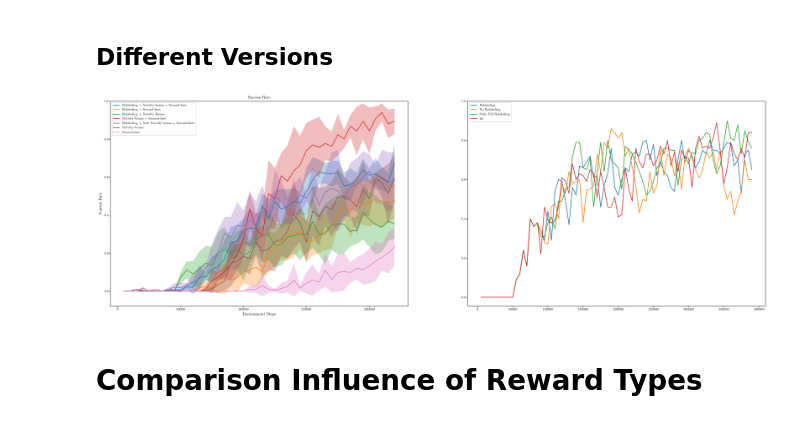
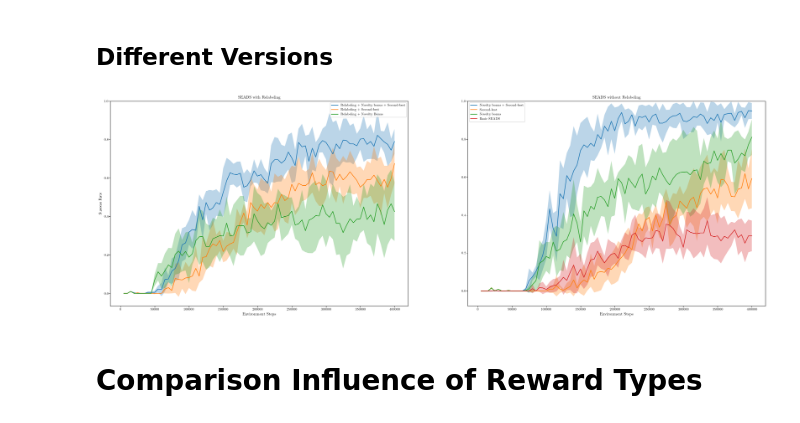
Before and after one commit to rosa-wolf/Multi-Phase-Skill-Learning-SlidingPuzzle, a Jupyter notebook: eval_data.ipynb, the cells around one changed output. Cells and saved outputs as stored; diff of their text form; code cells hidden in the pictures.

```diff
--- a/eval_data.ipynb
+++ b/eval_data.ipynb
@@ -440,7 +487,7 @@ seads_all = ["/home/rosa/Documents/Uni/Masterarbeit/checkpoints_SEADS/all/parall
              "/home/rosa/Documents/Uni/Masterarbeit/checkpoints_SEADS/all/parallelseads_2x3-all_num_skills3_relabelingTrue_noveltyTrue_seconbestTrue_seed937584/evaluations.npz"]
 
 seads_nonovelty = ["/home/rosa/Documents/Uni/Masterarbeit/checkpoints_SEADS/no_novelty/parallelseads_2x3-nonovelty_num_skills3_relabelingTrue_noveltyFalse_seconbestTrue_seed105399/evaluations.npz",
-                        "/home/rosa/Documents/Uni/Masterarbeit/checkpoints_SEADS/no_novelty/parallelseads_2x3-nonovelty_num_skills3_relabelingTrue_noveltyFalse_seconbestTrue_seed123456/evaluations.npz",
+                        #"/home/rosa/Documents/Uni/Masterarbeit/checkpoints_SEADS/no_novelty/parallelseads_2x3-nonovelty_num_skills3_relabelingTrue_noveltyFalse_seconbestTrue_seed123456/evaluations.npz",
                         "/home/rosa/Documents/Uni/Masterarbeit/checkpoints_SEADS/no_novelty/parallelseads_2x3-nonovelty_num_skills3_relabelingTrue_noveltyFalse_seconbestTrue_seed195738/evaluations.npz",
                         "/home/rosa/Documents/Uni/Masterarbeit/checkpoints_SEADS/no_novelty/parallelseads_2x3-nonovelty_num_skills3_relabelingTrue_noveltyFalse_seconbestTrue_seed578907/evaluations.npz",
                         "/home/rosa/Documents/Uni/Masterarbeit/checkpoints_SEADS/no_novelty/parallelseads_2x3-nonovelty_num_skills3_relabelingTrue_noveltyFalse_seconbestTrue_seed937584/evaluations.npz"]
@@ -457,8 +504,8 @@ seads_norelabeling = ["/home/rosa/Documents/Uni/Masterarbeit/checkpoints_SEADS/n
                         "/home/rosa/Documents/Uni/Masterarbeit/checkpoints_SEADS/no_relabeling/parallelseads_2x3-norelabeling_num_skills3_relabelingFalse_noveltyTrue_seconbestTrue_seed578907/evaluations.npz",
                         "/home/rosa/Documents/Uni/Masterarbeit/checkpoints_SEADS/no_relabeling/parallelseads_2x3-norelabeling_num_skills3_relabelingFalse_noveltyTrue_seconbestTrue_seed937584/evaluations.npz"]
 
-seads_all_newnovelty = ["/home/rosa/Documents/Uni/Masterarbeit/checkpoints_SEADS/all_new_novelty/parallelseads_2x3-all-newnovelty_num_skills3_relabelingTrue_noveltyTrue_seconbestTrue_seed937584/evaluations.npz",
-                        "/home/rosa/Documents/Uni/Masterarbeit/checkpoints_SEADS/all_new_novelty/parallelseads_2x3-all-newnovelty_num_skills3_relabelingTrue_noveltyTrue_seconbestTrue_seed123456/evaluations.npz",
+seads_all_newnovelty = [#"/home/rosa/Documents/Uni/Masterarbeit/checkpoints_SEADS/all_new_novelty/parallelseads_2x3-all-newnovelty_num_skills3_relabelingTrue_noveltyTrue_seconbestTrue_seed937584/evaluations.npz",
+                        #"/home/rosa/Documents/Uni/Masterarbeit/checkpoints_SEADS/all_new_novelty/parallelseads_2x3-all-newnovelty_num_skills3_relabelingTrue_noveltyTrue_seconbestTrue_seed123456/evaluations.npz",
                         "/home/rosa/Documents/Uni/Masterarbeit/checkpoints_SEADS/all_new_novelty/parallelseads_2x3-all-newnovelty_num_skills3_relabelingTrue_noveltyTrue_seconbestTrue_seed195738/evaluations.npz",
                         "/home/rosa/Documents/Uni/Masterarbeit/checkpoints_SEADS/all_new_novelty/parallelseads_2x3-all-newnovelty_num_skills3_relabelingTrue_noveltyTrue_seconbestTrue_seed578907/evaluations.npz",
                         "/home/rosa/Documents/Uni/Masterarbeit/checkpoints_SEADS/all_new_novelty/parallelseads_2x3-all-newnovelty_num_skills3_relabelingTrue_noveltyTrue_seconbestTrue_seed937584/evaluations.npz"]
@@ -474,6 +521,14 @@ seads_onlysecondbest = ["/home/rosa/Documents/Uni/Masterarbeit/checkpoints_SEADS
                         "/home/rosa/Documents/Uni/Masterarbeit/checkpoints_SEADS/only-secondbest/parallelseads_2x3-only-secondbest_num_skills3_relabelingFalse_noveltyFalse_seconbestTrue_seed195738/evaluations.npz",
                         "/home/rosa/Documents/Uni/Masterarbeit/checkpoints_SEADS/only-secondbest/parallelseads_2x3-only-secondbest_num_skills3_relabelingFalse_noveltyFalse_seconbestTrue_seed285910/evaluations.npz",
                         "/home/rosa/Documents/Uni/Masterarbeit/checkpoints_SEADS/only-secondbest/parallelseads_2x3-only-secondbest_num_skills3_relabelingFalse_noveltyFalse_seconbestTrue_seed578907/evaluations.npz"]
+
+seads = ["/home/rosa/Documents/Uni/Masterarbeit/checkpoints_SEADS/nothing/parallelseads_2x3_num_skills3_relabelingFalse_noveltyFalse_seconbestFalse_seed105399/evaluations.npz",
+         "/home/rosa/Documents/Uni/Masterarbeit/checkpoints_SEADS/nothing/parallelseads_2x3_num_skills3_relabelingFalse_noveltyFalse_seconbestFalse_seed123456/evaluations.npz",
+         "/home/rosa/Documents/Uni/Masterarbeit/checkpoints_SEADS/nothing/parallelseads_2x3_num_skills3_relabelingFalse_noveltyFalse_seconbestFalse_seed195738/evaluations.npz",
+         "/home/rosa/Documents/Uni/Masterarbeit/checkpoints_SEADS/nothing/parallelseads_2x3_num_skills3_relabelingFalse_noveltyFalse_seconbestFalse_seed285910/evaluations.npz",
+         "/home/rosa/Documents/Uni/Masterarbeit/checkpoints_SEADS/nothing/parallelseads_2x3_num_skills3_relabelingFalse_noveltyFalse_seconbestFalse_seed578907/evaluations.npz"]
+
+seads_only_realbeling = []
 # %%
 mine_relabeling = ["/home/rosa/Documents/Uni/Masterarbeit/checkpoints_mine/parallel2x3-relabeling_num_skills3_sparseTrue_relabelingTrue_priorbufferFalse_seed123456/evaluations.npz"]
 
@@ -493,7 +548,7 @@ mean_succ_2x3_mine_20relabeling, std_succ_2x3_mine_20relabeling = get_parallel_s
 mean_succ_2x3_mine_fmrelabeling, std_succ_2x3_mine_fmrelabeling = get_parallel_succ(mine_fm_relabeling, x1, idx)
 # %%
 x0 = np.load(seads_all[0], mmap_mode='r')["timesteps"]
-idx = np.where(x0 <= 220000)
+idx = np.where(x0 <= 400000)
 x0 = x0[idx]
 
 mean_succ_2x3_all, std_succ_2x3_all = get_parallel_succ(seads_all, x0, idx)
@@ -503,13 +558,15 @@ mean_succ_2x3_norelabeling, std_succ_2x3_norelabeling = get_parallel_succ(seads_
 mean_succ_2x3_all_newnovelty, std_succ_2x3_all_newnovelty = get_parallel_succ(seads_all_newnovelty, x0, idx)
 mean_succ_2x3_novelty, std_succ_2x3_novelty = get_parallel_succ(seads_onlynovelty, x0, idx)
 mean_succ_2x3_secondbest, std_succ_2x3_secondbest = get_parallel_succ(seads_onlysecondbest, x0, idx)
+mean_succ_2x3_nothing, std_succ_2x3_nothing = get_parallel_succ(seads, x0, idx)
 # %%
 fig, ax = plt.subplots(1, 2, figsize=(5*TEXTWIDTH +0.15, 5*(TEXTWIDTH + 0.15) * (5**.5 - 1) / (2*2)))
 
 # 2x2 puzzle
 # 2 skills
 
-ax[0].set_title("SEADS")
+ax[0].set_title("SEADS with Relabeling")
+ax[1].set_title("SEADS without Relabeling")
 ax[0].plot(x0, mean_succ_2x3_all, label="Relabeling + Novelty bonus + Second-best")
 ax[0].fill_between(x0, mean_succ_2x3_all + std_succ_2x3_all, mean_succ_2x3_all - std_succ_2x3_all, alpha=0.3)
 
@@ -517,51 +574,58 @@ ax[0].plot(x0, mean_succ_2x3_nonovelty, label="Relabeling + Second-best")
 ax[0].fill_between(x0, mean_succ_2x3_nonovelty + std_succ_2x3_nonovelty, mean_succ_2x3_nonovelty - std_succ_2x3_nonovelty, alpha=0.3)
 
 ax[0].plot(x0, mean_succ_2x3_nosecondbest, label="Relabeling + Novelty Bonus")
 ax[0].fill_between(x0, mean_succ_2x3_nosecondbest + std_succ_2x3_nosecondbest, mean_succ_2x3_nosecondbest - std_succ_2x3_nosecondbest, alpha=0.3)
 
-ax[0].plot(x0, mean_succ_2x3_norelabeling, label="Novelty bonus + Second-best")
-ax[0].fill_between(x0, mean_succ_2x3_norelabeling + std_succ_2x3_norelabeling, mean_succ_2x3_norelabeling - std_succ_2x3_norelabeling, alpha=0.3)
+ax[1].plot(x0, mean_succ_2x3_norelabeling, label="Novelty bonus + Second-best")
+ax[1].fill_between(x0, mean_succ_2x3_norelabeling + std_succ_2x3_norelabeling, mean_succ_2x3_norelabeling - std_succ_2x3_norelabeling, alpha=0.3)
 
-ax[0].plot(x0, mean_succ_2x3_all_newnovelty, label="Relabeling + New Novelty bonus + Second-best")
-ax[0].fill_between(x0, mean_succ_2x3_all_newnovelty + std_succ_2x3_all_newnovelty, mean_succ_2x3_all_newnovelty - std_succ_2x3_all_newnovelty, alpha=0.3)
+ax[1].plot(x0, mean_succ_2x3_secondbest, label="Second-best")
+ax[1].fill_between(x0, mean_succ_2x3_secondbest + std_succ_2x3_secondbest, mean_succ_2x3_secondbest - std_succ_2x3_secondbest, alpha=0.3)
 
-ax[0].plot(x0, mean_succ_2x3_novelty, label="Novelty bonus")
-ax[0].fill_between(x0, mean_succ_2x3_novelty + std_succ_2x3_novelty, mean_succ_2x3_novelty - std_succ_2x3_novelty, alpha=0.3)
+ax[1].plot(x0, mean_succ_2x3_novelty, label="Novelty bonus")
+ax[1].fill_between(x0, mean_succ_2x3_novelty + std_succ_2x3_novelty, mean_succ_2x3_novelty - std_succ_2x3_novelty, alpha=0.3)
 
-ax[0].plot(x0, mean_succ_2x3_secondbest, label="Second-best")
-ax[0].fill_between(x0, mean_succ_2x3_secondbest + std_succ_2x3_secondbest, mean_succ_2x3_secondbest - std_succ_2x3_secondbest, alpha=0.3)
+ax[1].plot(x0, mean_succ_2x3_nothing, label="Basic SEADS")
+ax[1].fill_between(x0, mean_succ_2x3_nothing + std_succ_2x3_nothing, mean_succ_2x3_nothing - std_succ_2x3_nothing, alpha=0.3)
+
+#ax[0].plot(x0, mean_succ_2x3_all_newnovelty, label="Relabeling + New Novelty bonus + Second-best")
+#ax[0].fill_between(x0, mean_succ_2x3_all_newnovelty + std_succ_2x3_all_newnovelty, mean_succ_2x3_all_newnovelty - std_succ_2x3_all_newnovelty, alpha=0.3)
 
 
-ax[1].plot(x1, mean_succ_2x3_mine_relabeling, label="Relabeling")
-ax[1].fill_between(x1, mean_succ_2x3_mine_relabeling + std_succ_2x3_mine_relabeling, mean_succ_2x3_mine_relabeling - std_succ_2x3_mine_relabeling, alpha=0.3)
 
-ax[1].plot(x1, mean_succ_2x3_mine_norelabeling, label="No Relabeling")
-ax[1].fill_between(x1, mean_succ_2x3_mine_norelabeling + std_succ_2x3_mine_norelabeling, mean_succ_2x3_mine_norelabeling - std_succ_2x3_mine_norelabeling, alpha=0.3)
 
-ax[1].plot(x1, mean_succ_2x3_mine_fmrelabeling, label="Only FM Relabeling")
-ax[1].fill_between(x1, mean_succ_2x3_mine_fmrelabeling + std_succ_2x3_mine_fmrelabeling, mean_succ_2x3_mine_fmrelabeling - std_succ_2x3_mine_fmrelabeling, alpha=0.3)
 
-ax[1].plot(x1, mean_succ_2x3_mine_20relabeling, label="20% RL Relabeling")
-ax[1].fill_between(x1, mean_succ_2x3_mine_20relabeling + std_succ_2x3_mine_20relabeling, mean_succ_2x3_mine_20relabeling - std_succ_2x3_mine_20relabeling, alpha=0.3)
+
+#ax[1].plot(x1, mean_succ_2x3_mine_relabeling, label="Relabeling")
+#ax[1].fill_between(x1, mean_succ_2x3_mine_relabeling + std_succ_2x3_mine_relabeling, mean_succ_2x3_mine_relabeling - std_succ_2x3_mine_relabeling, alpha=0.3)
+#
+#ax[1].plot(x1, mean_succ_2x3_mine_norelabeling, label="No Relabeling")
+#ax[1].fill_between(x1, mean_succ_2x3_mine_norelabeling + std_succ_2x3_mine_norelabeling, mean_succ_2x3_mine_norelabeling - std_succ_2x3_mine_norelabeling, alpha=0.3)
+#
+#ax[1].plot(x1, mean_succ_2x3_mine_fmrelabeling, label="Only FM Relabeling")
+#ax[1].fill_between(x1, mean_succ_2x3_mine_fmrelabeling + std_succ_2x3_mine_fmrelabeling, mean_succ_2x3_mine_fmrelabeling - std_succ_2x3_mine_fmrelabeling, alpha=0.3)
+#
+#ax[1].plot(x1, mean_succ_2x3_mine_20relabeling, label="20% RL Relabeling")
+#ax[1].fill_between(x1, mean_succ_2x3_mine_20relabeling + std_succ_2x3_mine_20relabeling, mean_succ_2x3_mine_20relabeling - std_succ_2x3_mine_20relabeling, alpha=0.3)
 
 ax[0].legend()
 ax[1].legend()
 
 ax[0].set_ylim(top=1.)
 ax[1].set_ylim(top=1.)
-ax[0].set_title("Success Rate")
 
 
 ax[0].set_xlabel('Environment Steps')
+ax[1].set_xlabel('Environment Steps')
 ax[0].set_ylabel('Success Rate')
 handles, labels = ax[0].get_legend_handles_labels()
 #fig.legend(handles, labels, ncol=2, bbox_to_anchor=(0.7,1.1))
 plt.savefig("Comparison-Relabeling.pdf",
             bbox_inches='tight', dpi=plt.gcf().dpi)#,
             #dpi=1000)
 plt.show()
 # %% [output]
-[figure, old version]
+[figure, new version]
 # %%
 shaping_2x3 = ["/home/rosa/Documents/Uni/Masterarbeit/checkpoints_0229/parallel2x3_num_skills3_sparseFalse_relabelingFalse_priorbufferFalse/evaluations.npz"]
 
```
Also changed, not shown: parts of 3 cells of this notebook, 9 other files.
